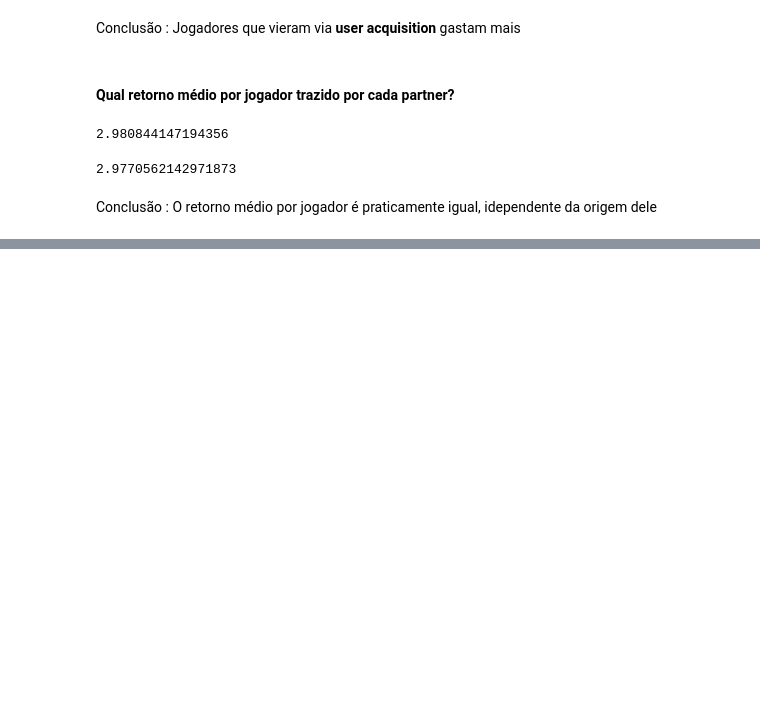
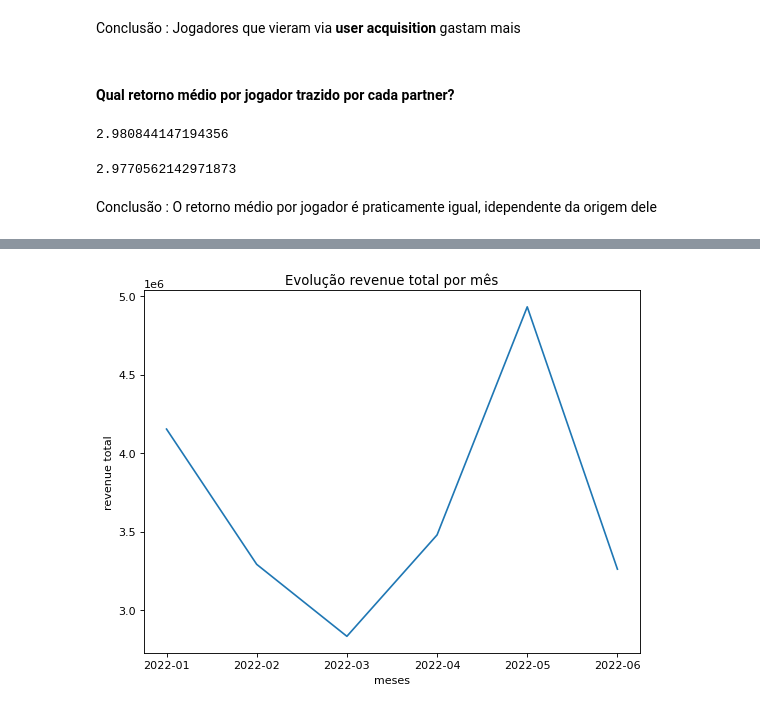
Before and after one commit to vitorbronde/game_market, a Jupyter notebook: Game_market.ipynb, the cells around one changed output, grey strips where cells are left out. Cells and saved outputs as stored; diff of their text form; code cells hidden in the pictures; blank space fills up the shorter version.

```diff
--- a/Game_market.ipynb
+++ b/Game_market.ipynb
@@ -389,0 +467,11 @@ df_game_mes22.head()
+# %%
+figure(figsize=(8, 6), dpi=80)
+x = df_games_22_final['creation_date']
+y = df_games_22_final['revenue_total']
+plt.plot(x, y )
+plt.xlabel("meses")
+plt.ylabel("revenue total")
+plt.title("Evolução revenue total por mês")
+plt.show()
+# %% [output]
+[figure, added]
```
Also changed, not shown: parts of 42 cells of this notebook.
